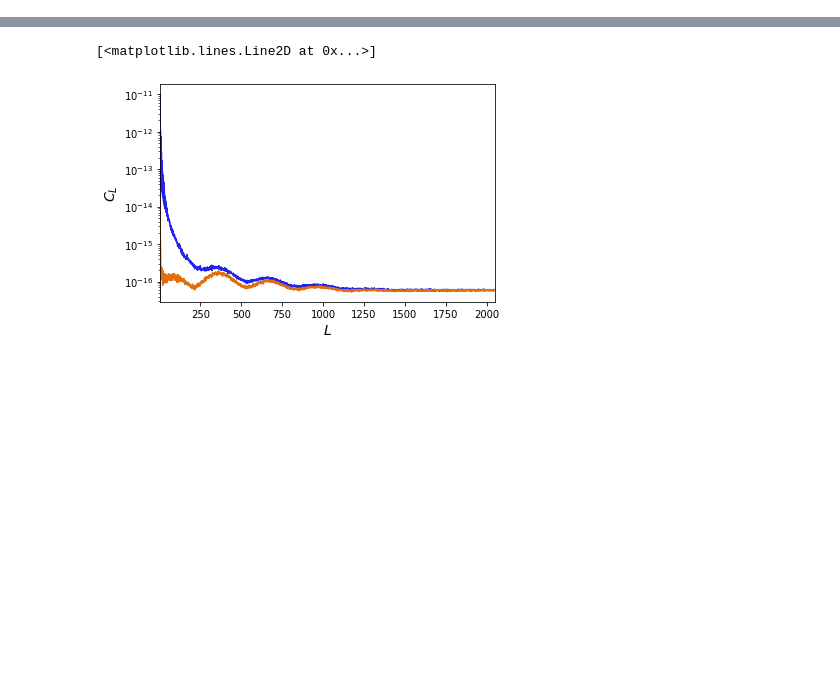
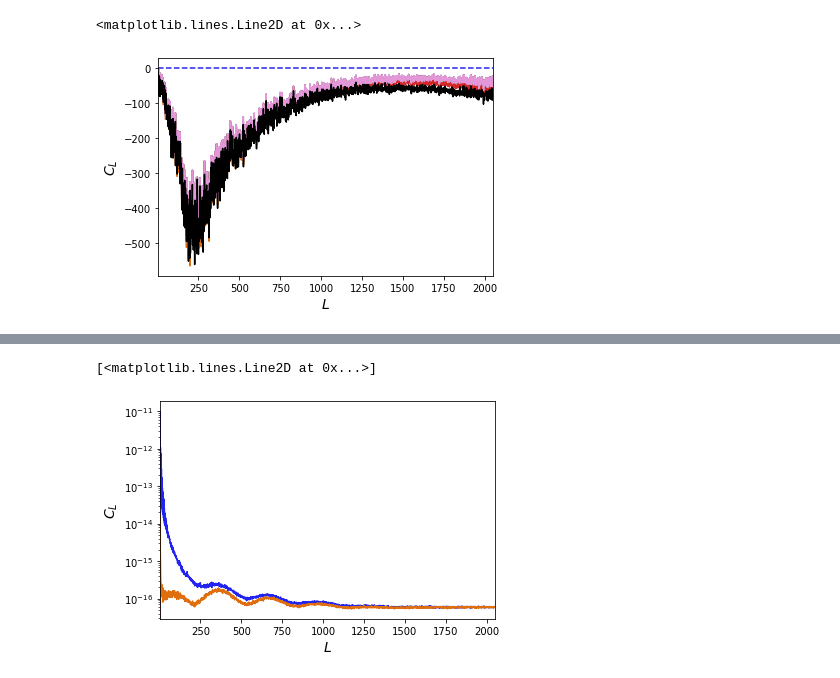
Before and after one commit to toshiyan/planck-ilens, a Jupyter notebook: test_aps.ipynb, the cells around one changed output, grey strips where cells are left out. Cells and saved outputs as stored; diff of their text form; code cells hidden in the pictures; blank space fills up the shorter version.

```diff
--- a/test_aps.ipynb
+++ b/test_aps.ipynb
@@ -38 +79,15 @@ ibl = np.exp(l*(l+1.)*(5.*ac2rad)**2/8./np.log(2.))
+# %%
+Cltot = cs.utils.alm2cl(lmax,Tlmfg+Talm+Nalm)
+# %%
+pl.plot_1dstyle(xmin=2,xmax=2048)
+#plot(cl)
+s = l**2/2/np.pi*2.72e6**2
+plot(l,s*(cl-Cl))
+for key in ['thermaldust','strongps','strongradiops','freefree','stronguchii','synchrotron']:
+    plot(l,s*(cl-clfg[key]-Cl))
+plot(l,s*(cl-Cltot),color='k')
+axhline(0,ls='--')
+# %% [output]
+<matplotlib.lines.Line2D at 0x...>
+[figure, added]
 # %%
```
Also changed, not shown: parts of 12 cells of this notebook, 3 other files.
